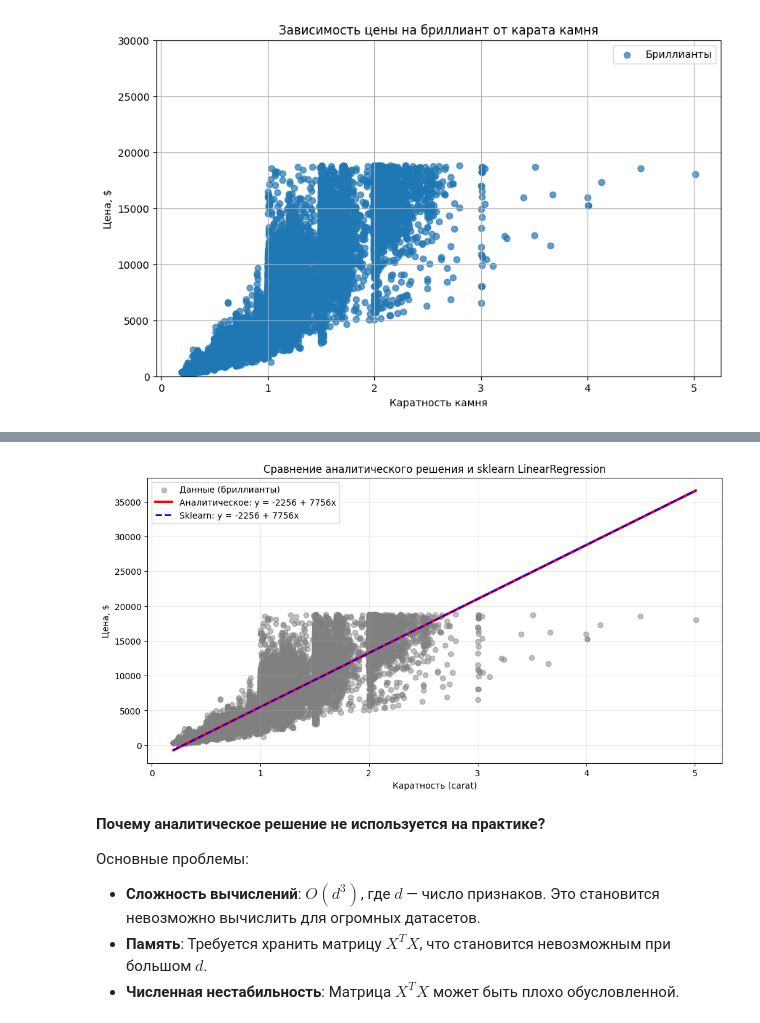
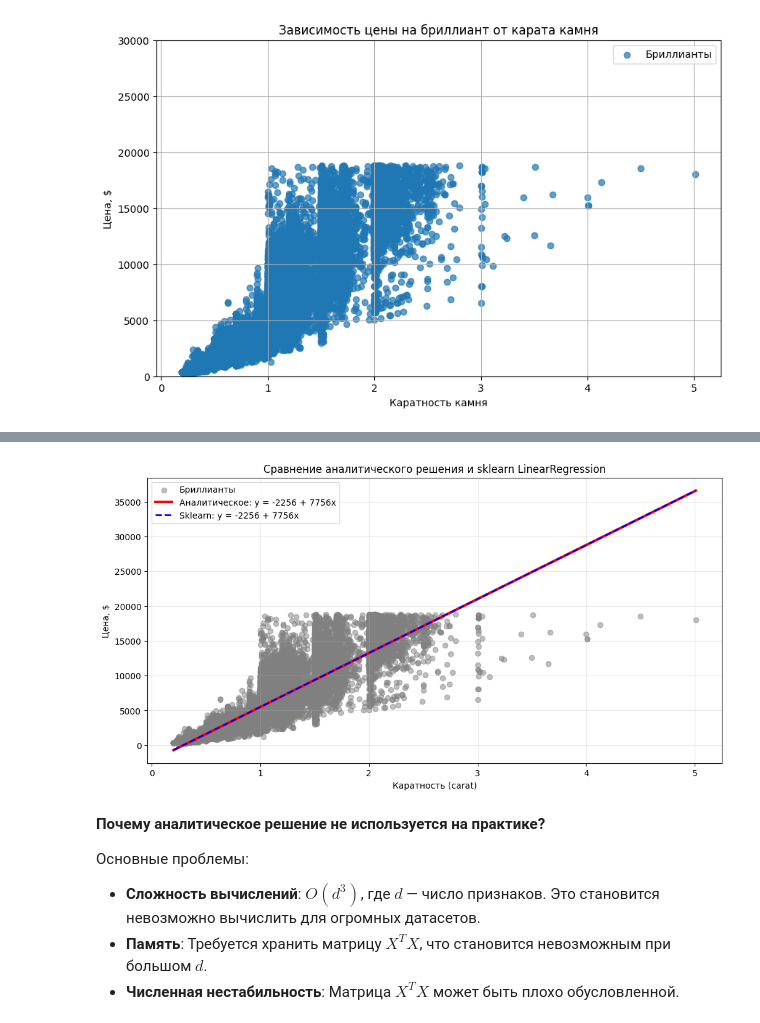
Before and after one commit to KhubbatulinMark/sber-21-rudn, a Jupyter notebook: solutions/ML/03-lr-solution.ipynb, the cells around one changed output, grey strips where cells are left out. Cells and saved outputs as stored; diff of their text form; code cells hidden in the pictures.

```diff
--- a/solutions/ML/03-lr-solution.ipynb
+++ b/solutions/ML/03-lr-solution.ipynb
@@ -139,28 +134,28 @@ MAE для аналитического решения: 1007.46
 MAE для sklearn: 1007.46
 # %%
 plt.figure(figsize=(12, 6))
-plt.scatter(X, y, alpha=0.5, label='Данные (бриллианты)', color='gray')
+plt.scatter(X, y, alpha=0.5, label="Бриллианты", color="gray")
 
 x_range = np.array([[X.min()], [X.max()]])
 
 # Аналитическое решение
 y_analytic = w_analytic[0] + w_analytic[1] * x_range
-plt.plot(x_range, y_analytic, 'r-', linewidth=3,
+plt.plot(x_range, y_analytic, "r-", linewidth=3,
          label=f'Аналитическое: y = {w_analytic[0][0]:.0f} + {w_analytic[1][0]:.0f}x')
 
 # Sklearn решение
 y_sklearn = sklearn_model.predict(x_range)
-plt.plot(x_range, y_sklearn, 'b--', linewidth=2,
+plt.plot(x_range, y_sklearn, "b--", linewidth=2,
          label=f'Sklearn: y = {sklearn_model.intercept_[0]:.0f} + {sklearn_model.coef_[0][0]:.0f}x')
 
-plt.xlabel('Каратность (carat)')
-plt.ylabel('Цена, $')
-plt.title('Сравнение аналитического решения и sklearn LinearRegression')
+plt.xlabel("Каратность (carat)")
+plt.ylabel("Цена, $")
+plt.title("Сравнение аналитического решения и sklearn LinearRegression")
 plt.grid(True, alpha=0.3)
 plt.legend()
 plt.show()
 # %% [output]
-[figure, old version]
+[figure, new version]
 # %% [markdown]
 **Почему аналитическое решение не используется на практике?**
 
```
Also changed, not shown: parts of 28 cells of this notebook.
